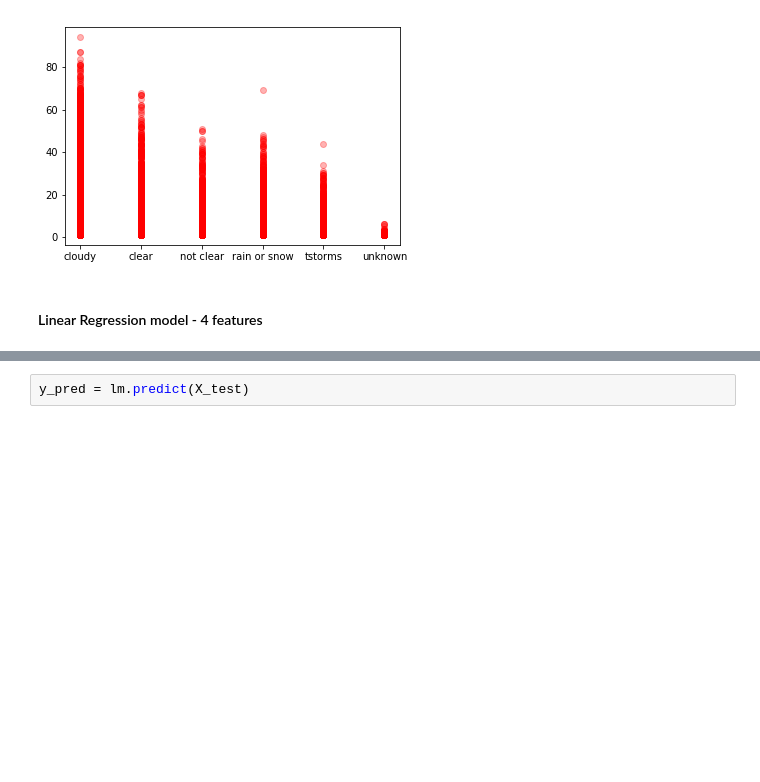
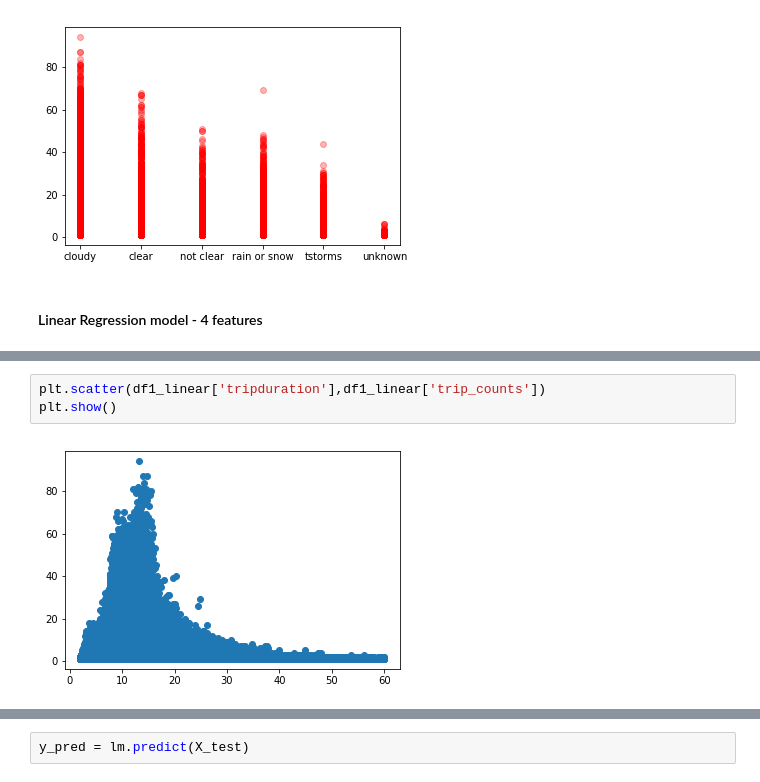
Before and after one commit to karahahn/Springboard_Capstone2, a Jupyter notebook: Capstone 2 Milestone 2.ipynb, the cells around one changed output, grey strips where cells are left out. Drawn from its saved outputs; the diff is of its cells as text; blank space fills up the shorter version.

```diff
--- a/Capstone 2 Milestone 2.ipynb
+++ b/Capstone 2 Milestone 2.ipynb
@@ -1117,0 +1128,5 @@ target_header = 'trip_counts'
+# %%
+plt.scatter(df1_linear['tripduration'],df1_linear['trip_counts'])
+plt.show()
+# %% [output]
+[figure, added]
```
Also changed, not shown: parts of 62 cells of this notebook.
